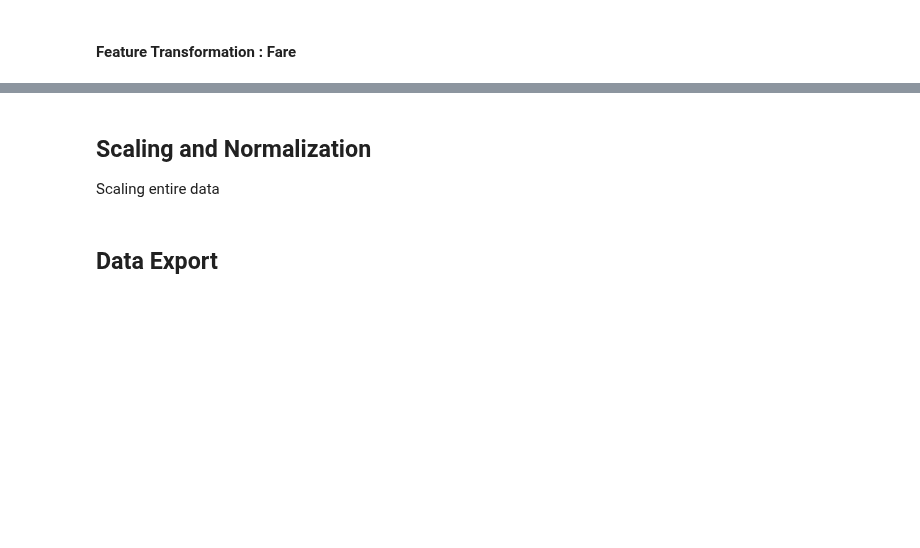
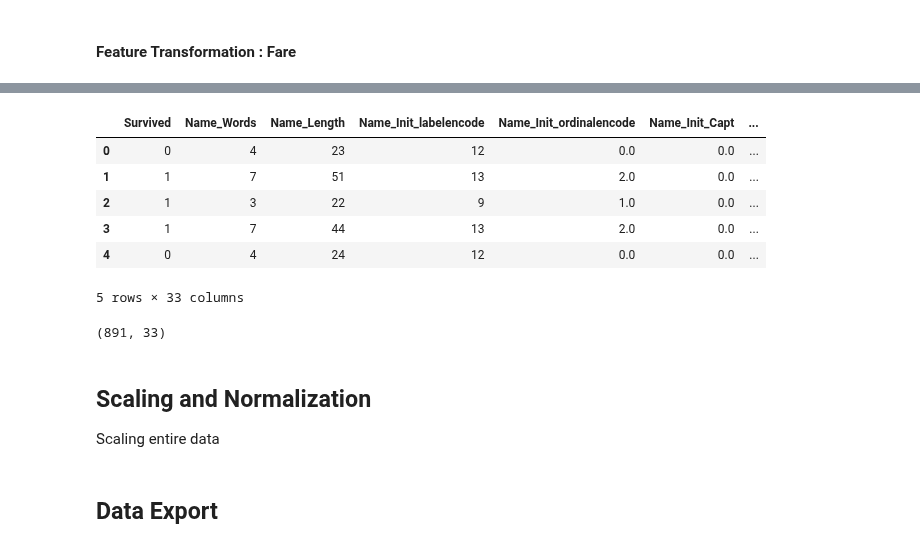
Before and after one commit to Rahul-404/Titanic_Problem_Kaggel, a Jupyter notebook: 3_Feature_Engineering.ipynb, the cells around one changed output, grey strips where cells are left out. Cells and saved outputs as stored; diff of their text form; code cells hidden in the pictures; blank space fills up the shorter version.

```diff
--- a/3_Feature_Engineering.ipynb
+++ b/3_Feature_Engineering.ipynb
@@ -525,3 +528,5 @@ CAT_COLS_ENCODED
  'Embarked_C',
  'Embarked_Q',
  'Embarked_S']
+# %%
+ENCODED_CAT_DATA =  CAT_DF[CAT_COLS_ENCODED].copy()
@@ -596,0 +655,2 @@ ValueError: Data must be positive.
+# %%
+trans_num = DataEncoding(NUM_DF[["Age", "Fare"]])
@@ -596,0 +662,2 @@ ValueError: Data must be positive.
+# %%
+TRANSFORMED_NUM_DF = pd.concat([NUM_DF.drop(["Age", "Fare"],axis=1), trans_num.df[["Age_MinMax","Fare_MinMax"]]], axis=1)
@@ -597,3 +666,25 @@ ValueError: Data must be positive.
+# %%
+FINAL_DF = pd.concat([TARGET_DATA,
+                    #   ID_COL,
+                      ENCODED_TEXT_DATA,
+                      ENCODED_CAT_DATA,
+                      TRANSFORMED_NUM_DF,
+                      ],
+                     axis=1)
+# %%
+FINAL_DF.head()
+# %% [output]
+|  | Survived | Name_Words | Name_Length | Name_Init_labelencode | Name_Init_ordinalencode | Name_Init_Capt | ... |
+| 0 | 0 | 4 | 23 | 12 | 0.0 | 0.0 | ... |
+| 1 | 1 | 7 | 51 | 13 | 2.0 | 0.0 | ... |
+| 2 | 1 | 3 | 22 | 9 | 1.0 | 0.0 | ... |
+| 3 | 1 | 7 | 44 | 13 | 2.0 | 0.0 | ... |
+| 4 | 0 | 4 | 24 | 12 | 0.0 | 0.0 | ... |
+5 rows × 33 columns
+# %%
+FINAL_DF.shape
+# %% [output]
+(891, 33)
 # %% [markdown]
 ## Scaling and Normalization
 
```
Also changed, not shown: parts of 14 cells of this notebook.
